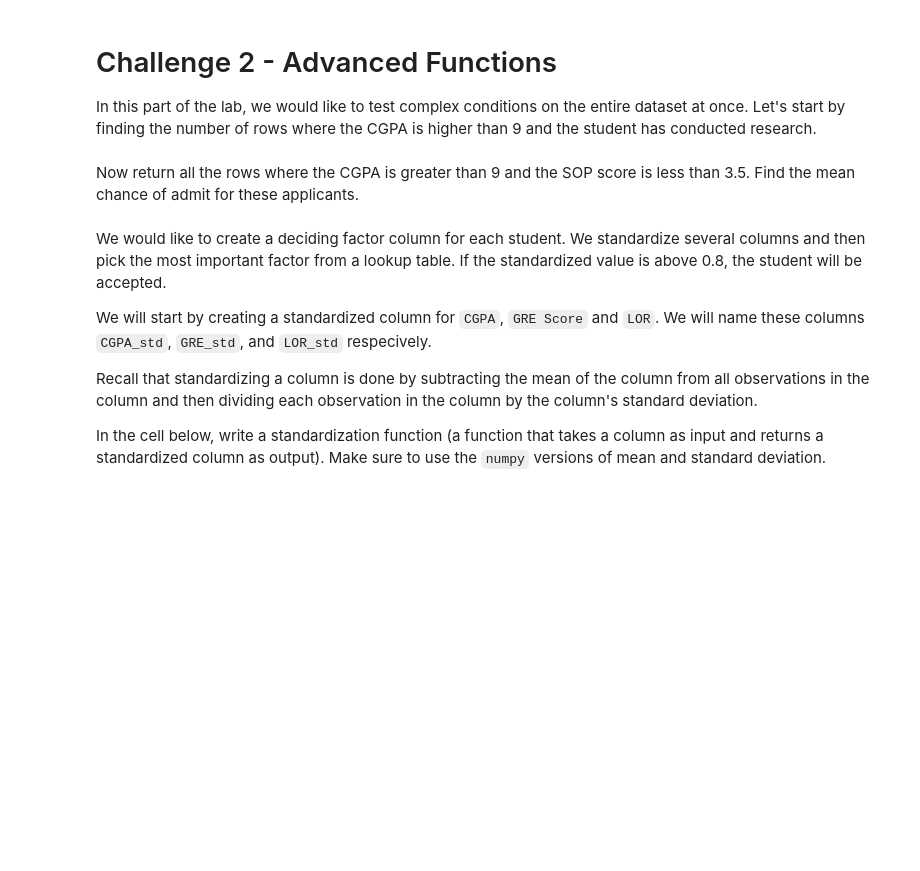
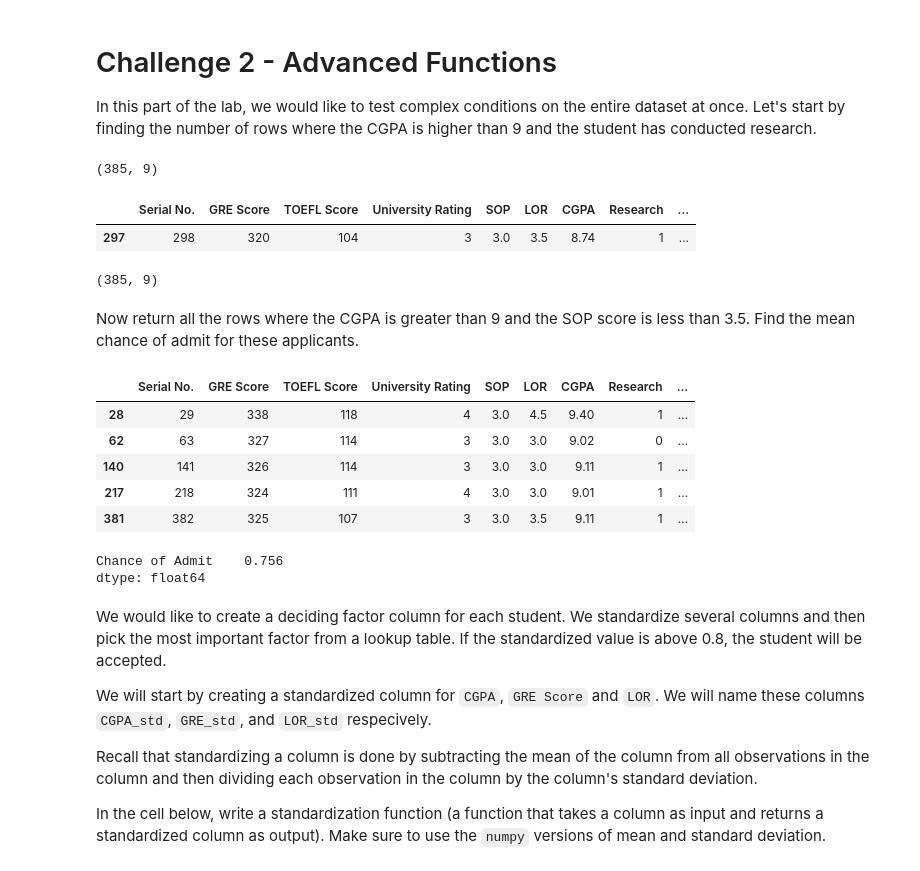
Before and after one commit to CristinaCallejo/lab-advanced-pandas, a Jupyter notebook: your-code/main.ipynb, the cells around one changed output. Saved outputs shown, nothing was run; the diff lists cells and outputs as text; code cells hidden in the pictures; blank space fills up the shorter version.

```diff
--- a/your-code/main.ipynb
+++ b/your-code/main.ipynb
@@ -176,7 +169,37 @@ In this part of the lab, we would like to test complex conditions on the entire
+# %%
+admissions.shape
+# %% [output]
+(385, 9)
+# %%
+admissions.sample()
+# %% [output]
+|  | Serial No. | GRE Score | TOEFL Score | University Rating | SOP | LOR | CGPA | Research | ... |
+| 297 | 298 | 320 | 104 | 3 | 3.0 | 3.5 | 8.74 | 1 | ... |
+# %%
+# Your code here:
+cgpa9_rsch1 = admissions[(admissions.CGPA) > 9 & (admissions.Research ==1)]
+print (cgpa9_rsch1.shape)
+# %% [output]
+(385, 9)
 # %% [markdown]
 Now return all the rows where the CGPA is greater than 9 and the SOP score is less than 3.5. Find the mean chance of admit for these applicants.
 # %%
 # Your code here:
+lst_1 = admissions[(admissions.CGPA > 9) & (admissions.SOP < 3.5)]
+# %%
+lst_1
+# %% [output]
+|  | Serial No. | GRE Score | TOEFL Score | University Rating | SOP | LOR | CGPA | Research | ... |
+| 28 | 29 | 338 | 118 | 4 | 3.0 | 4.5 | 9.40 | 1 | ... |
+| 62 | 63 | 327 | 114 | 3 | 3.0 | 3.0 | 9.02 | 0 | ... |
+| 140 | 141 | 326 | 114 | 3 | 3.0 | 3.0 | 9.11 | 1 | ... |
+| 217 | 218 | 324 | 111 | 4 | 3.0 | 3.0 | 9.01 | 1 | ... |
+| 381 | 382 | 325 | 107 | 3 | 3.0 | 3.5 | 9.11 | 1 | ... |
+# %%
+admissions[["Chance of Admit"]].iloc[[28,62,140,217,281]].mean()
+# %% [output]
+Chance of Admit    0.756
+dtype: float64
 # %% [markdown]
 We would like to create a deciding factor column for each student. We standardize several columns and then pick the most important factor from a lookup table. If the standardized value is above 0.8, the student will be accepted.
 
```
Also changed, not shown: parts of 5 cells of this notebook.
